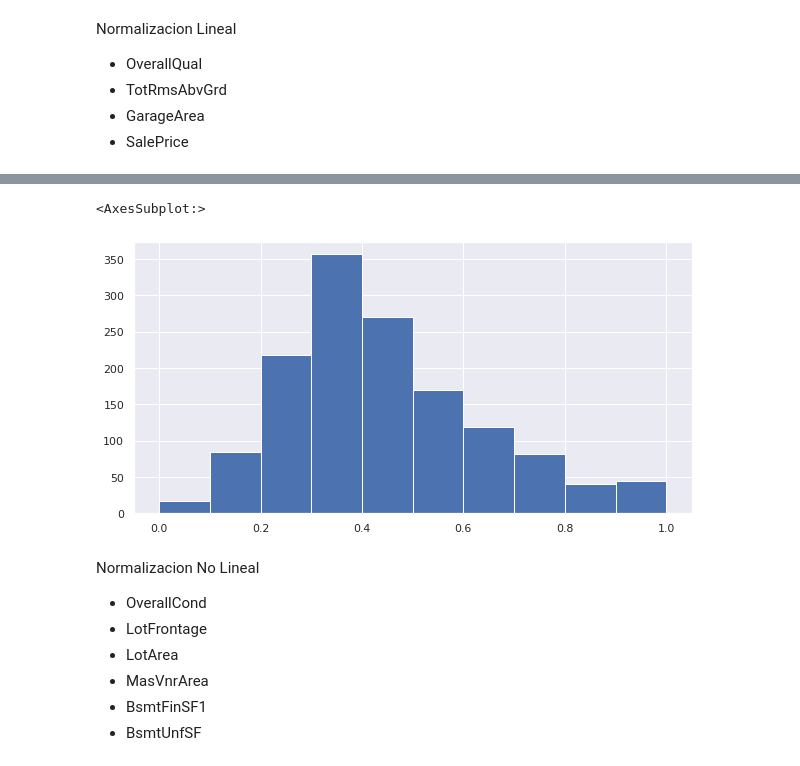
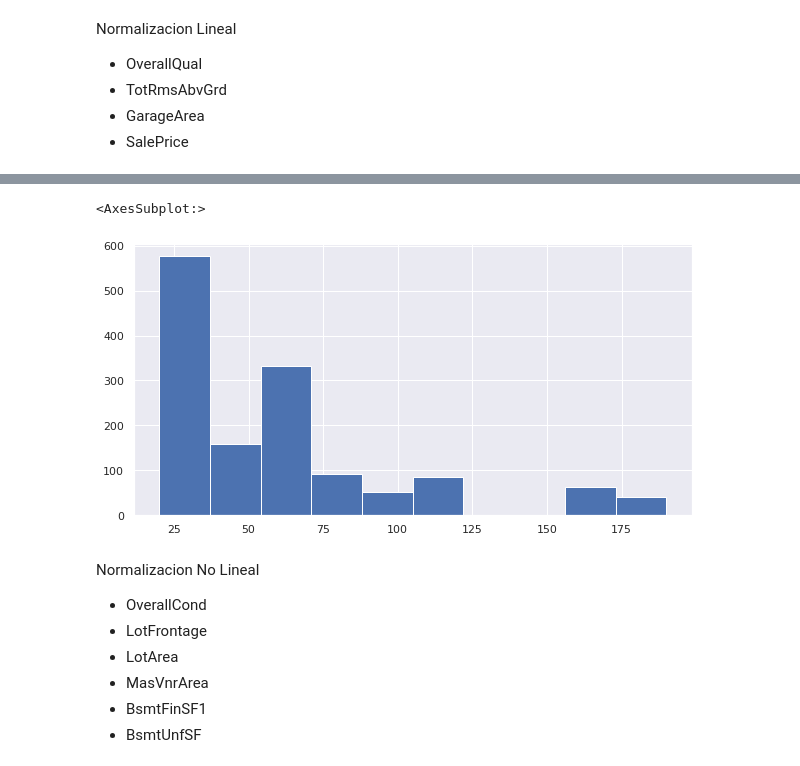
Before and after one commit to DSandovalFlavio/Home_Price_Prediction, a Jupyter notebook: Home_Price_Prediction.ipynb, the cells around one changed output, grey strips where cells are left out. Saved outputs shown, nothing was run; the diff lists cells and outputs as text; code cells hidden in the pictures.

```diff
--- a/Home_Price_Prediction.ipynb
+++ b/Home_Price_Prediction.ipynb
@@ -110,19 +98,11 @@ Normalizacion Lineal
 - TotRmsAbvGrd
 - GarageArea
 - SalePrice
-# %%
-from sklearn.preprocessing import MinMaxScaler
-
-min_max_scaler = MinMaxScaler()
-
-OverallQual_minmax = min_max_scaler.fit_transform(df_train_sin_extremos[['OverallQual']])
-df_train_sin_extremos = df_train_sin_extremos.assign(Nor_OverallQual_minmax = OverallQual_minmax)
-
-TotRmsAbvGrd_minmax = min_max_scaler.fit_transform(df_train_sin_extremos[['TotRmsAbvGrd']])
-df_train_sin_extremos = df_train_sin_extremos.assign(Nor_TotRmsAbvGrd_minmax = TotRmsAbvGrd_minmax)
-
-GarageArea_minmax = min_max_scaler.fit_transform(df_train_sin_extremos[['GarageArea']])
-df_train_sin_extremos = df_train_sin_extremos.assign(Nor_GarageArea_minmax = GarageArea_minmax)
-
-SalePrice_minmax = min_max_scaler.fit_transform(df_train_sin_extremos[['SalePrice']])
-df_train_sin_extremos = df_train_sin_extremos.assign(Nor_SalePrice_minmax = SalePrice_minmax)
+# %%
+from sklearn.preprocessing import StandardScaler
+
+list_columns_transform = []
+for column in ['OverallQual', 'TotRmsAbvGrd', 'GarageArea', 'SalePrice']:
+    scaler = StandardScaler()
+    df_train_sin_extremos[column + '_Z'] = scaler.fit_transform(df_train_sin_extremos[[column]])
+    list_columns_transform.append(column + '_Z')
@@ -129,5 +129,5 @@ df_train_sin_extremos = df_train_sin_extremos.assign(Nor_SalePrice_minmax = Sale
 # %%
-df_train_sin_extremos.Nor_SalePrice_minmax.hist(figsize=(10,5))
+df_train_sin_extremos['MSSubClass'].hist(figsize=(10,5))
 # %% [output]
 <AxesSubplot:>
-[figure, old version]
+[figure, new version]
```
Also changed, not shown: parts of 6 cells of this notebook.
